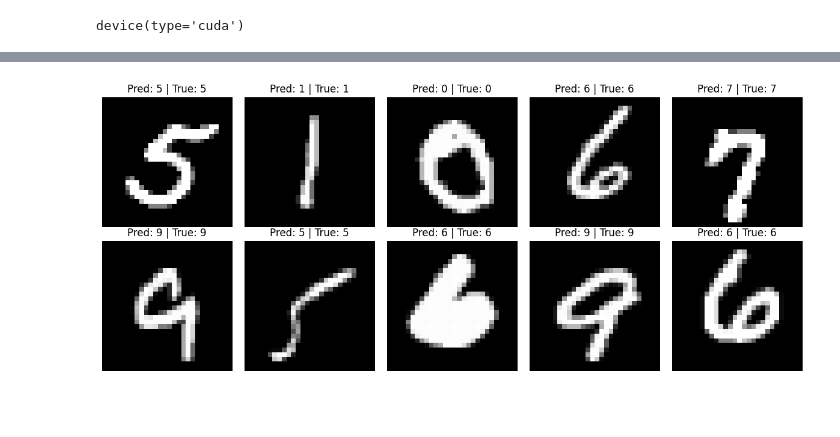
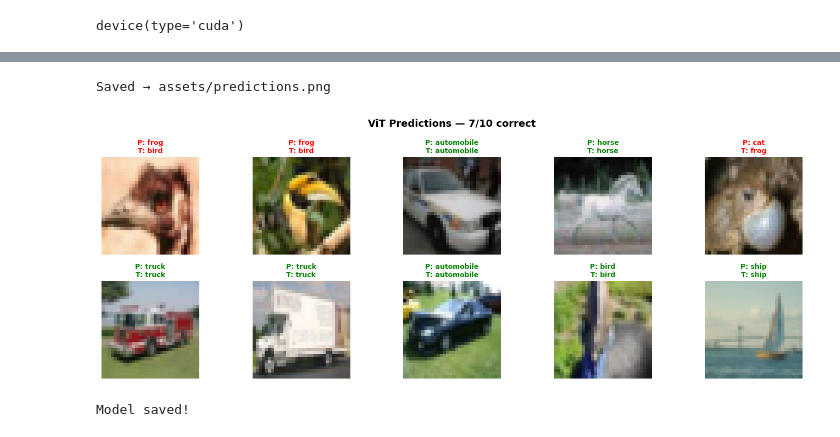
Before and after one commit to jaymankar/VIT_Strach, a Jupyter notebook: Vit_Scratch.ipynb, the cells around one changed output, grey strips where cells are left out. Cells and saved outputs as stored; diff of their text form; code cells hidden in the pictures; blank space fills up the shorter version.

```diff
--- a/Vit_Scratch.ipynb
+++ b/Vit_Scratch.ipynb
@@ -64,7 +82,7 @@ class Embeddings(nn.Module):
   def forward(self,x):
 
     x = self.Patch_Embeddings(x)
-    batch_size,_,_ = x.size()
+    batch_size,token,dim = x.size()
     cls_tokens = self.cls_token.expand(batch_size, -1, -1)
     x = torch.cat((cls_tokens, x), dim=1)
     x = x + self.pos_embedding
@@ -333,40 +394,59 @@ Epoch 12/15 | Train Loss: 0.0139 | Train Acc: 0.9963 | Val Loss: 0.0616 | Val Ac
 # %%
-import torch
-import matplotlib.pyplot as plt
-
-def predict_and_show(model, loader, device, num_images=10):
+def predict_and_show(model, loader, device, num_images=10, save=True):
+    mean = torch.tensor([0.4914, 0.4822, 0.4465])
+    std  = torch.tensor([0.2470, 0.2435, 0.2616])
 
     model.eval()
-
     images, labels = next(iter(loader))
     images = images.to(device)
 
     with torch.no_grad():
         logits = model(images)
-        preds = torch.argmax(logits, dim=1)
+        preds  = torch.argmax(logits, dim=1).cpu()
 
     images = images.cpu()
 
-    plt.figure(figsize=(12,5))
+    correct = (preds[:num_images] == labels[:num_images]).sum().item()
+
+    plt.figure(figsize=(14, 5))
+    plt.suptitle(
+        f"ViT Predictions — {correct}/{num_images} correct",
+        fontweight="bold", fontsize=13
+    )
 
     for i in range(num_images):
+        plt.subplot(2, 5, i + 1)
 
-        plt.subplot(2,5,i+1)
+        img = images[i].permute(1, 2, 0)
+        img = img * std + mean
+        img = img.clamp(0, 1).numpy()
 
-        img = images[i].squeeze()
-
-        plt.imshow(img, cmap="gray")
+        plt.imshow(img)
 
         pred = preds[i].item()
         true = labels[i].item()
 
-        plt.title(f"Pred: {pred} | True: {true}")
-
+        color = "green" if pred == true else "red"
+        plt.title(
+            f"P: {classes[pred]}\nT: {classes[true]}",
+            color=color, fontsize=9, fontweight="bold"
+        )
         plt.axis("off")
 
     plt.tight_layout()
+
+    if save:
+        plt.savefig("assets/predictions.png", dpi=150, bbox_inches="tight")
+        print("Saved → assets/predictions.png")
+
     plt.show()
+
+predict_and_show(model, test_loader, device)
+# %% [output]
+Saved → assets/predictions.png
+[figure, added]
-# %%
-predict_and_show(model=model, loader=test_loader, device=device)
-# %% [output]
-[figure, removed]
+# %%
+torch.save(model.state_dict(), "assets/vit_cifar10.pth")
+print("Model saved!")
+# %% [output]
+Model saved!
```
Also changed, not shown: parts of 9 cells of this notebook, 8 other files.
